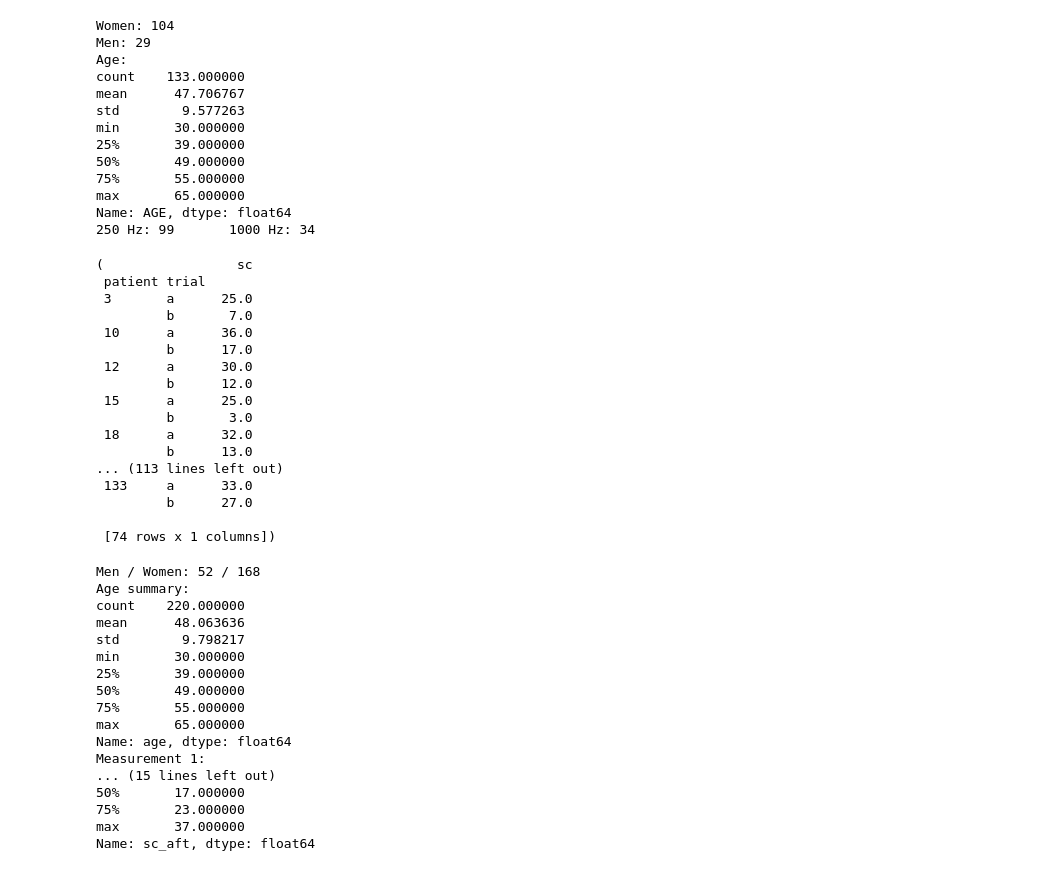
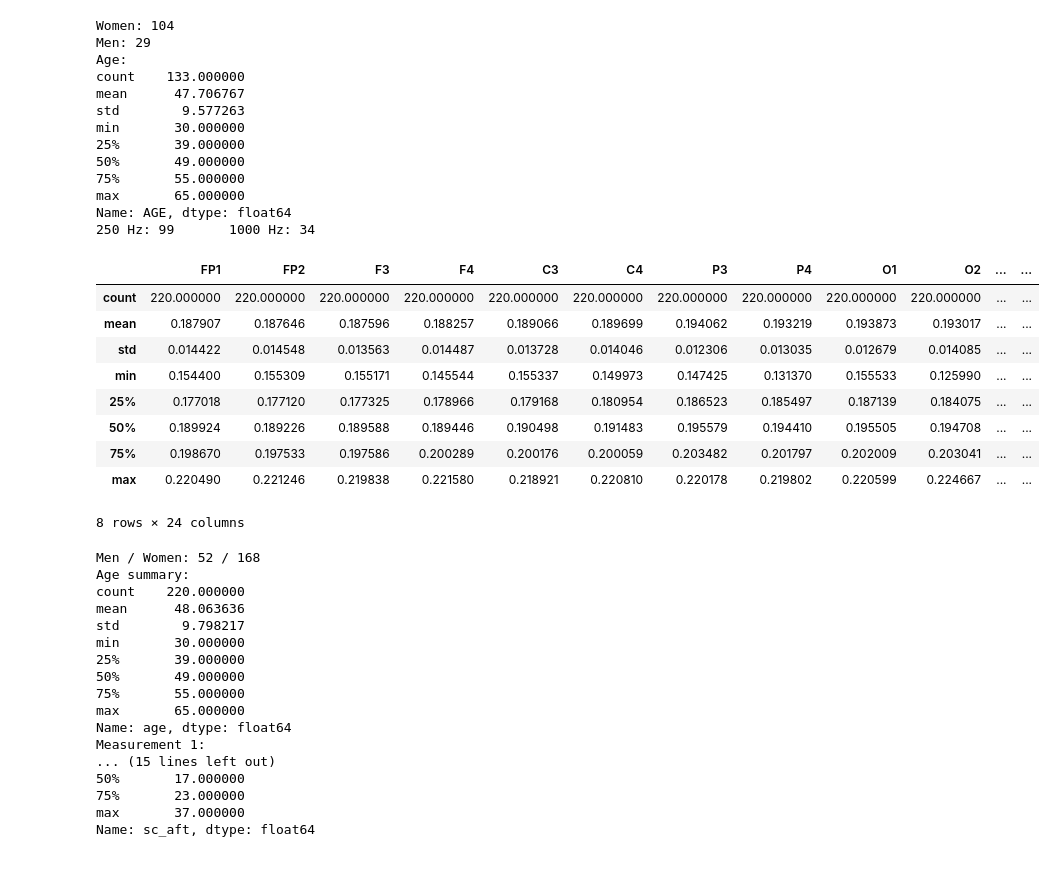
Before and after one commit to mirgee/thesis_project, a Jupyter notebook: notebooks/03-analyze-nl-results.ipynb, the cells around one changed output. Cells and saved outputs as stored; diff of their text form; code cells hidden in the pictures.

```diff
--- a/notebooks/03-analyze-nl-results.ipynb
+++ b/notebooks/03-analyze-nl-results.ipynb
@@ -81,37 +81,32 @@ max       65.000000
 Name: AGE, dtype: float64
 250 Hz: 99       1000 Hz: 34
 # %%
-def prepare_dfs(col='lyap'):
-    df = pd.read_pickle(os.path.join(LABELED_ROOT, col, f'training_{col}.pkl'))
-    df_bef = pd.read_pickle(os.path.join(LABELED_ROOT, col, f'{col}_bef.pkl'))
-    df_aft = pd.read_pickle(os.path.join(LABELED_ROOT, col, f'{col}_aft.pkl'))
+def prepare_dfs(col='lyap', kind='processed'):
+    df = pd.read_pickle(os.path.join(LABELED_ROOT, kind, col, f'training_{col}.pkl'))
+    df_bef = pd.read_pickle(os.path.join(LABELED_ROOT, kind, col, f'{col}_bef.pkl'))
+    df_aft = pd.read_pickle(os.path.join(LABELED_ROOT, kind, col, f'{col}_aft.pkl'))
     return df, df_bef, df_aft
 
 def prepare_resp_non(col='lyap'):
     df, df_bef, df_aft = prepare_dfs(col)
     return df[df['change'] >= df.quantile(0.66)['change']], df[df['change'] <= df.quantile(0.33)['change']]
 
 df, df_bef, df_aft = prepare_dfs('lyap')
 df_resp, df_non = prepare_resp_non('lyap')
 df_resp.loc[:, ['sc']], df_non.loc[:, ['sc']]
+df_resp.loc[(slice(None), 'a'), :].mean(axis=1)
+df.describe()
 # %% [output]
+|  | FP1 | FP2 | F3 | F4 | C3 | C4 | P3 | P4 | O1 | O2 | ... | ... |
+| count | 220.000000 | 220.000000 | 220.000000 | 220.000000 | 220.000000 | 220.000000 | 220.000000 | 220.000000 | 220.000000 | 220.000000 | ... | ... |
+| mean | 0.187907 | 0.187646 | 0.187596 | 0.188257 | 0.189066 | 0.189699 | 0.194062 | 0.193219 | 0.193873 | 0.193017 | ... | ... |
+| std | 0.014422 | 0.014548 | 0.013563 | 0.014487 | 0.013728 | 0.014046 | 0.012306 | 0.013035 | 0.012679 | 0.014085 | ... | ... |
+| min | 0.154400 | 0.155309 | 0.155171 | 0.145544 | 0.155337 | 0.149973 | 0.147425 | 0.131370 | 0.155533 | 0.125990 | ... | ... |
+| 25% | 0.177018 | 0.177120 | 0.177325 | 0.178966 | 0.179168 | 0.180954 | 0.186523 | 0.185497 | 0.187139 | 0.184075 | ... | ... |
+| 50% | 0.189924 | 0.189226 | 0.189588 | 0.189446 | 0.190498 | 0.191483 | 0.195579 | 0.194410 | 0.195505 | 0.194708 | ... | ... |
+| 75% | 0.198670 | 0.197533 | 0.197586 | 0.200289 | 0.200176 | 0.200059 | 0.203482 | 0.201797 | 0.202009 | 0.203041 | ... | ... |
+| max | 0.220490 | 0.221246 | 0.219838 | 0.221580 | 0.218921 | 0.220810 | 0.220178 | 0.219802 | 0.220599 | 0.224667 | ... | ... |
-(                 sc
- patient trial
- 3       a      25.0
-         b       7.0
- 10      a      36.0
-         b      17.0
- 12      a      30.0
-         b      12.0
- 15      a      25.0
-         b       3.0
- 18      a      32.0
-         b      13.0
-... (113 lines left out)
- 133     a      33.0
-         b      27.0
-
- [74 rows x 1 columns])
+8 rows × 24 columns
 # %%
 print('Men / Women: {} / {}'.format(len(df[df['sex']==1]), len(df[df['sex']==0])))
 age_desc = df['age'].describe()
```
Also changed, not shown: parts of 6 cells of this notebook, 6 other files.
